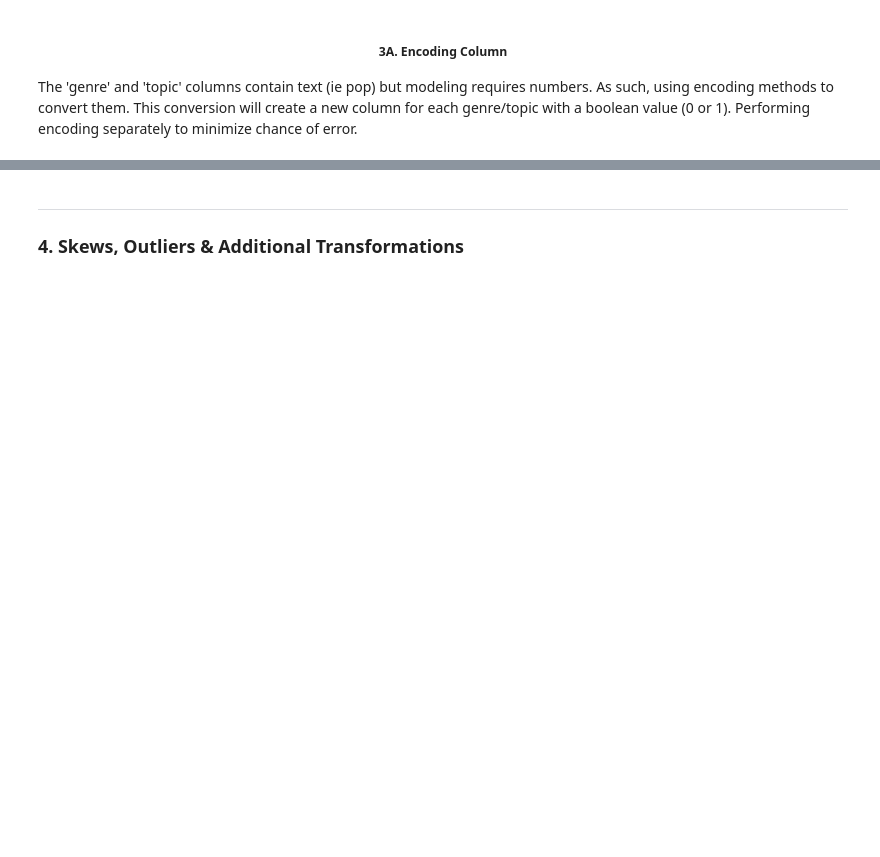
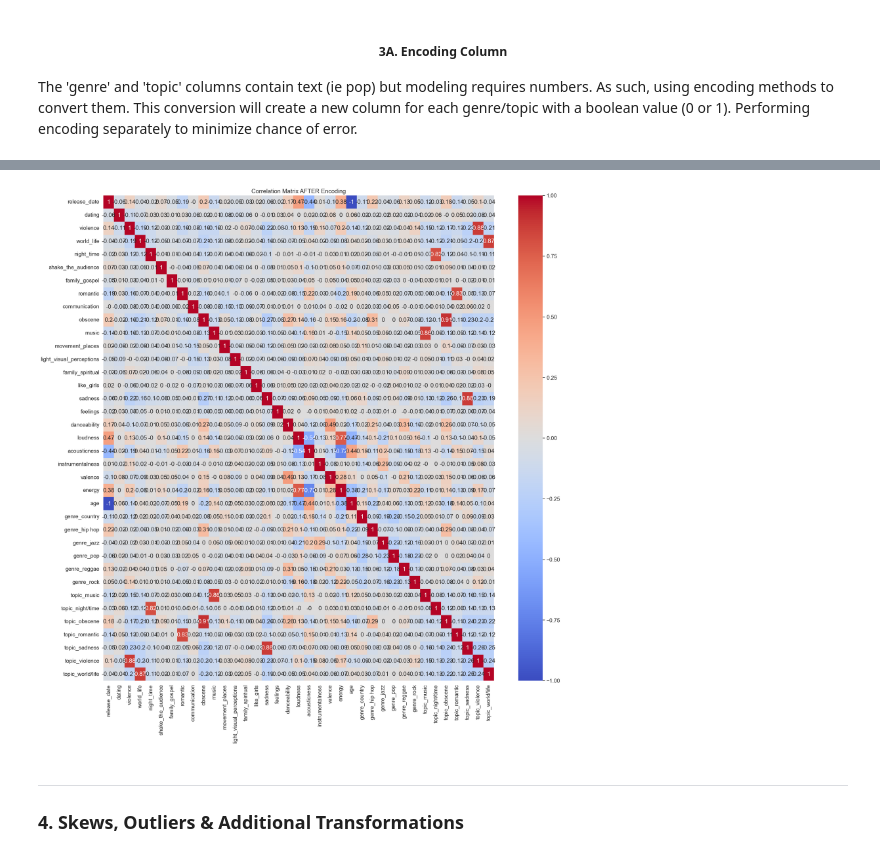
Before and after one commit to winni-datadiva/music-rec-algo, a Jupyter notebook: Code/02_Transform.ipynb, the cells around one changed output, grey strips where cells are left out. Saved outputs shown, nothing was run; the diff lists cells and outputs as text; code cells hidden in the pictures; blank space fills up the shorter version.

```diff
--- a/Code/02_Transform.ipynb
+++ b/Code/02_Transform.ipynb
@@ -42,7 +44,7 @@ from sklearn.model_selection import train_test_split, StratifiedKFold, Stratifie
 from sklearn.feature_selection import SelectKBest, f_classif, mutual_info_classif
 from sklearn.metrics import (
     mean_squared_error, r2_score, mean_absolute_error, classification_report,
-    accuracy_score, precision_score, recall_score, f1_score, confusion_matrix
+    accuracy_score, precision_score, recall_score, f1_score, confusion_matrix)
 from sklearn.linear_model import LinearRegression, Ridge, Lasso
 from sklearn.ensemble import RandomForestClassifier, GradientBoostingClassifier, AdaBoostClassifier
 
@@ -155,7 +251,7 @@ print(decade_counts)
 # %%
 # Dropping irrelevant columns
 
-df1 = df.drop(columns=["Unnamed_0", "len", "lyrics", "topic"])
+df1 = df.drop(columns=["Unnamed_0", "len", "lyrics"])
 df1.columns.tolist()
 
 # Updated shape after dropping columns
@@ -202,12 +372,14 @@ print("DF after dropping topic_enc:/n", df1.head(5))
 # %%
 # Correlation matrix encoding review
-correlation_matrix = df1.corr(numeric_only=True)
+correlation_matrix = df1.corr(numeric_only=True).round(2)
 
 # Heatmap of the new matrix
 plt.figure(figsize=(22, 22))
 sns.heatmap(correlation_matrix, annot=True, cmap='coolwarm')
 plt.title("Correlation Matrix AFTER Encoding")
 plt.show()
+# %% [output]
+[figure, added]
 # %%
 # Strong positive correlations found between topical columns () & their related topics
 
```
Also changed, not shown: parts of 18 cells of this notebook.
